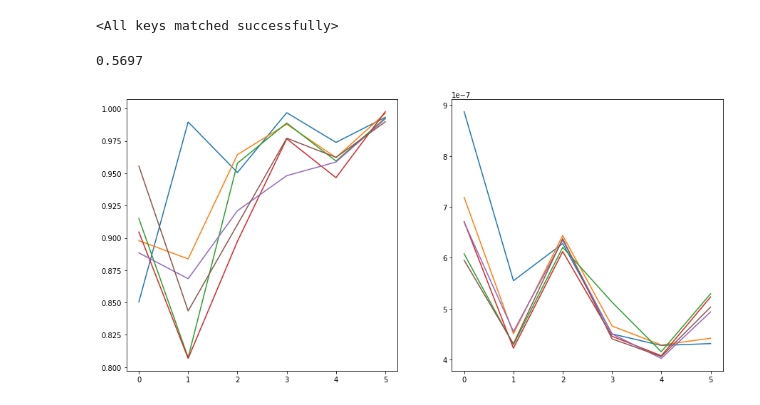
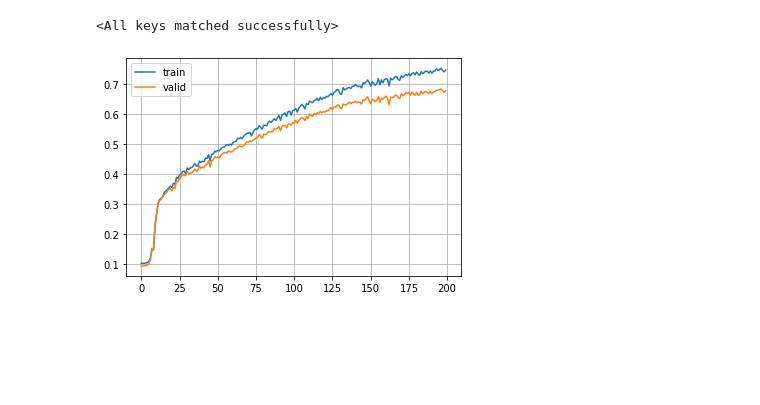
Before and after one commit to hannakb/Neurons-Importance, a Jupyter notebook: convolution_stats.ipynb, the cells around one changed output. Saved outputs shown, nothing was run; the diff lists cells and outputs as text; code cells hidden in the pictures; blank space fills up the shorter version.

```diff
--- a/convolution_stats.ipynb
+++ b/convolution_stats.ipynb
@@ -47,17 +48,19 @@ model = nn.Sequential(
     nn.Conv2d(32, 32, 3),
     nn.ReLU(),
     nn.MaxPool2d(2),
+    nn.Dropout2d(p=0.5),
     Flatten(),
     nn.Linear(800, 128),
     nn.ReLU(),
     nn.Linear(128, 10),
     nn.Softmax(-1)
 )
-intermediate_layers = [1, 3, 6, 8, 12]
+intermediate_layers = [1, 3, 6, 8, 13]
 # %%
-optimizer = optim.Adam(model.parameters())
+optimizer = optim.SGD(model.parameters(), lr=0.001, momentum=0.9)
 criterion = nn.CrossEntropyLoss()
 # n_layers x 3 metrics x n_epoch (it appended)
 stats = [[[] for _ in range(3)] for _ in intermediate_layers]
 train_accuracy = []
 valid_accuracy = []
+model = model.cuda()
@@ -72,14 +67,16 @@ torch.mul
 # %%
-n_epoch = 100
+n_epoch = 200
 for ep_ind in trange(n_epoch):
     # print("Epoch {} / {}".format(ep_ind + 1, n_epoch))
-    train_epoch(model.cuda(), train_loader, optimizer, criterion, device='cuda')
+    model.train()
+    train_epoch(model, train_loader, optimizer, criterion, device='cuda')
+    model.eval()
     for ind, layer_ind in enumerate(intermediate_layers):
-        curr_stats = StatsOneLayer(model[:layer_ind + 1].cpu(), 10, valid_loader)
+        curr_stats = StatsOneLayer(model[:layer_ind + 1], 10, valid_loader, device='cuda')
         stats[ind][0].append(curr_stats.entropy)
         stats[ind][1].append(curr_stats.mi)
         stats[ind][2].append(curr_stats.kl)
-        train_accuracy.append(calc_acc(model, train_loader, 'cuda'))
-        valid_accuracy.append(calc_acc(model, valid_loader, 'cuda'))
-        print("Train accuracy {}, validation accuracy {}".format(
-            train_accuracy[-1], valid_accuracy[-1]))
+    train_accuracy.append(calc_acc(model, train_loader, 'cuda'))
+    valid_accuracy.append(calc_acc(model, valid_loader, 'cuda'))
+    print("Train accuracy {}, validation accuracy {}".format(
+        train_accuracy[-1], valid_accuracy[-1]))
@@ -102,16 +93,9 @@ model.load_state_dict(model_sd)
 # %% [output]
 <All keys matched successfully>
-# %%
-calc_acc(model, valid_loader)
-# %% [output]
-0.5697
-# %%
-plt.figure(figsize=(15,7))
-plt.subplot(1, 2, 1)
-for i in range(6):
-  plt.plot(np.mean(stats[1][0], -1).mean(-1)[i])
-plt.subplot(1, 2, 2)
-for i in range(6):
-  plt.plot(np.mean(stats[1][1], -1).mean(-1)[i])
-# %% [output]
-[figure, removed]
+# %%
+plt.plot(train_accuracy, label='train')
+plt.plot(valid_accuracy, label='valid')
+plt.legend()
+plt.grid()
+# %% [output]
+[figure, added]
```
Also changed, not shown: parts of 12 cells of this notebook.
